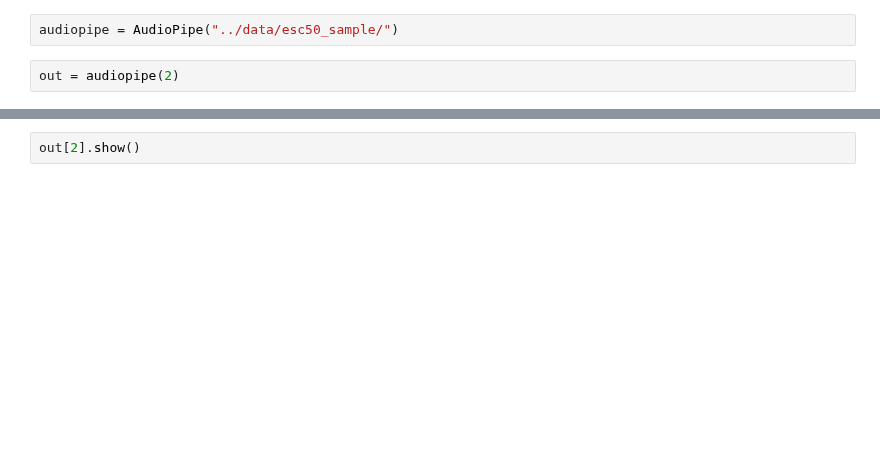
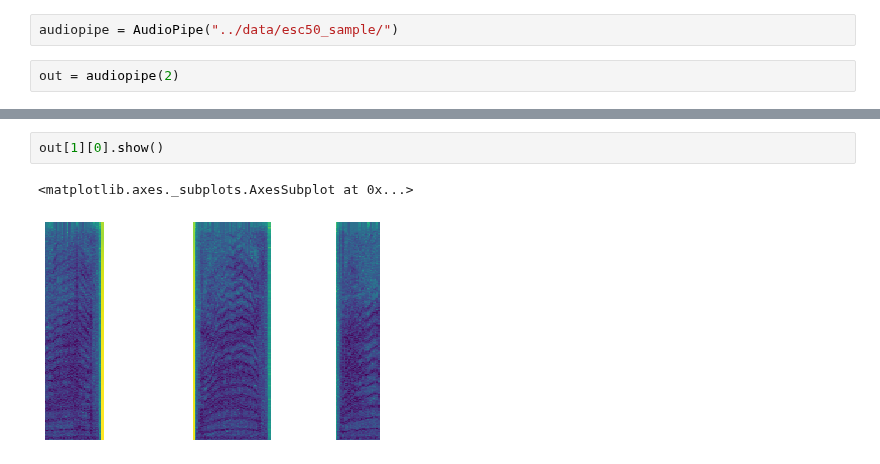
Before and after one commit to holyfiddlex/Speech-Separation, a Jupyter notebook: nbdev/06_Pipe.ipynb, the cells around one changed output, grey strips where cells are left out. Cells and saved outputs as stored; diff of their text form; blank space fills up the shorter version.

```diff
--- a/nbdev/06_Pipe.ipynb
+++ b/nbdev/06_Pipe.ipynb
@@ -45,2 +61,5 @@ out[1].show()
 # %%
-out[2].show()
+out[1][0].show()
+# %% [output]
+<matplotlib.axes._subplots.AxesSubplot at 0x...>
+[figure, added]
```
Also changed, not shown: parts of 5 cells of this notebook, 2 other files.
